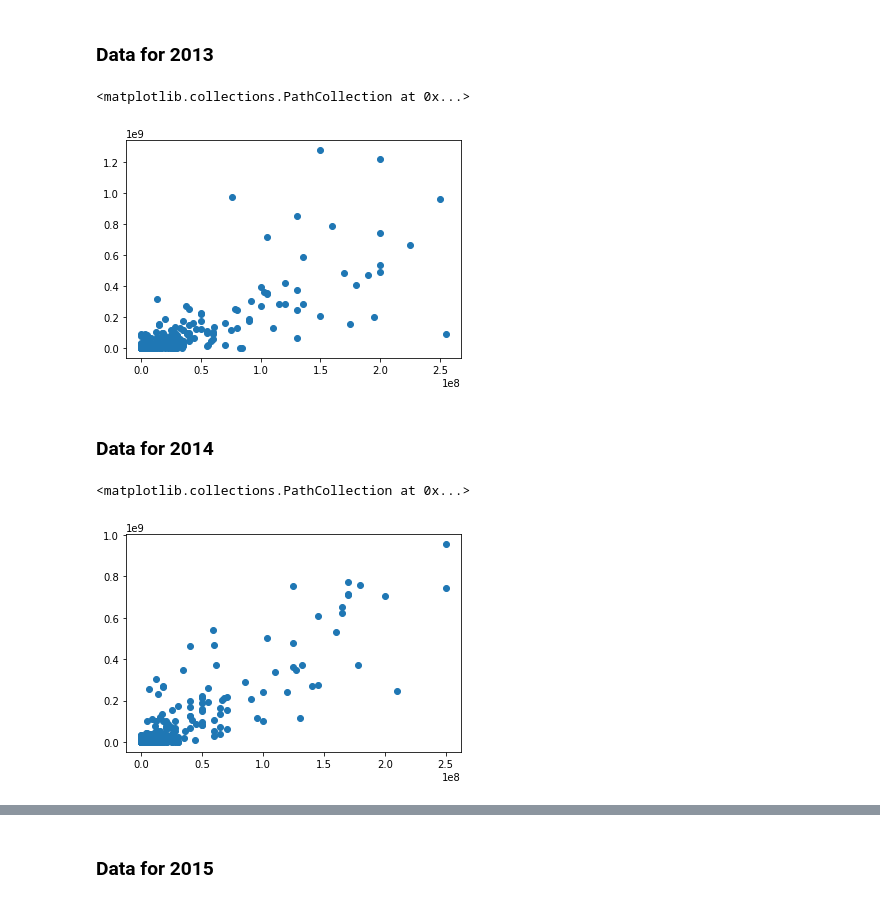
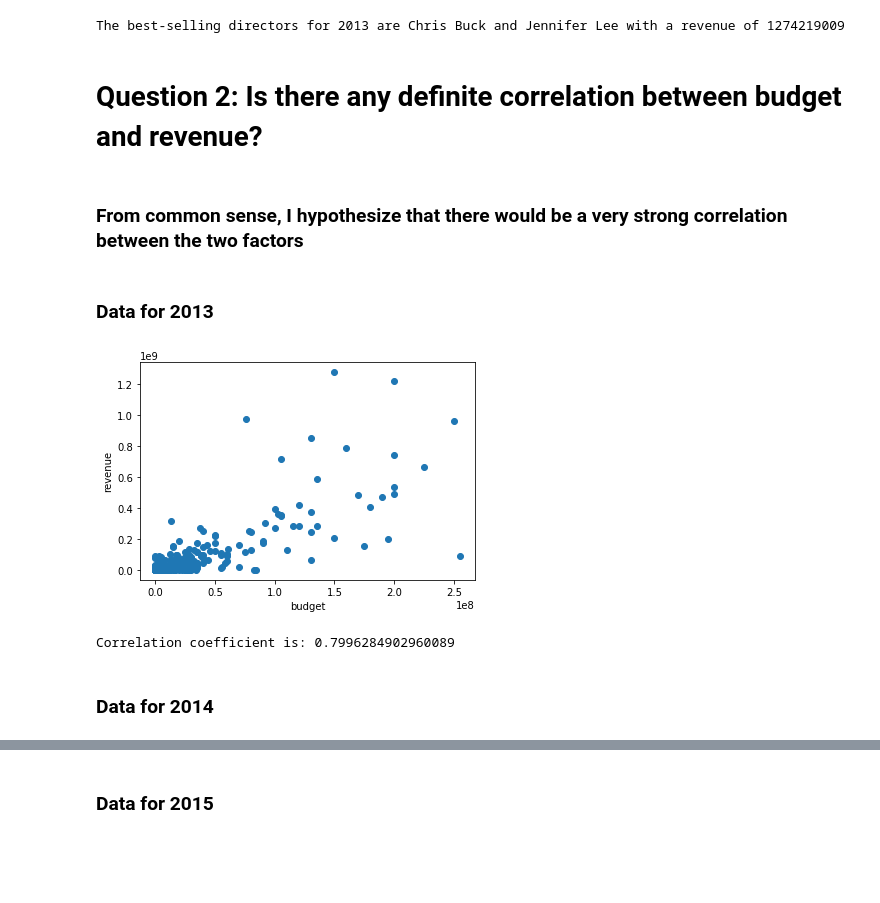
Before and after one commit to ap1303/DANDUdacity, a Jupyter notebook: t1p3/Untitled.ipynb, the cells around one changed output, grey strips where cells are left out. Saved outputs shown, nothing was run; the diff lists cells and outputs as text; code cells hidden in the pictures; blank space fills up the shorter version.

```diff
--- a/t1p3/Untitled.ipynb
+++ b/t1p3/Untitled.ipynb
@@ -60,0 +16,2 @@ __First__, let's view graphically the data we have for the years 2013-2015
+# %%
+df.drop_duplicates(inplace=True)
@@ -60,0 +50,8 @@ __First__, let's view graphically the data we have for the years 2013-2015
+# %%
+def draw_graphs(colX, colY, year, df):
+    df_temp = df[df['release_year'] == year]
+    df_temp[colX].dropna(inplace=True) # Drop NaNs for colX
+    df_temp[colY].dropna(inplace=True) # Drop NaNs for colY
+    plt.scatter(df_temp[colX], df_temp[colY])
+    plt.xlabel(colX)
+    plt.ylabel(colY)
@@ -61,18 +125,20 @@ __First__, let's view graphically the data we have for the years 2013-2015
+# %%
+find_bestselling_directors(2013, df)
+# %% [output]
+The best-selling directors for 2013 are Chris Buck and Jennifer Lee with a revenue of 1274219009
+# %% [markdown]
+# Question 2: Is there any definite correlation between budget and revenue?
+# %% [markdown]
+### From common sense, I hypothesize that there would be a very strong correlation between the two factors
 # %% [markdown]
 ### Data for 2013
-# %%
-df = pd.read_csv('tmdb-movies.csv')
-df = df[df['release_year'] == 2013]
-plt.scatter(df['budget'], df['revenue'])
-# %% [output]
-<matplotlib.collections.PathCollection at 0x...>
-[figure, removed]
+# %%
+draw_graphs('budget', 'revenue', 2013, df)
+# %% [output]
+[figure, added]
+# %%
+print('Correlation coefficient is: {0}'.format(correlation('budget', 'revenue', df, 2013)))
+# %% [output]
+Correlation coefficient is: 0.7996284902960089
 # %% [markdown]
 ### Data for 2014
-# %%
-df = pd.read_csv('tmdb-movies.csv')
-df = df[df['release_year'] == 2014]
-plt.scatter(df['budget'], df['revenue'])
-# %% [output]
-<matplotlib.collections.PathCollection at 0x...>
-[figure, removed]
```
Also changed, not shown: parts of 62 cells of this notebook, 5 other files.
